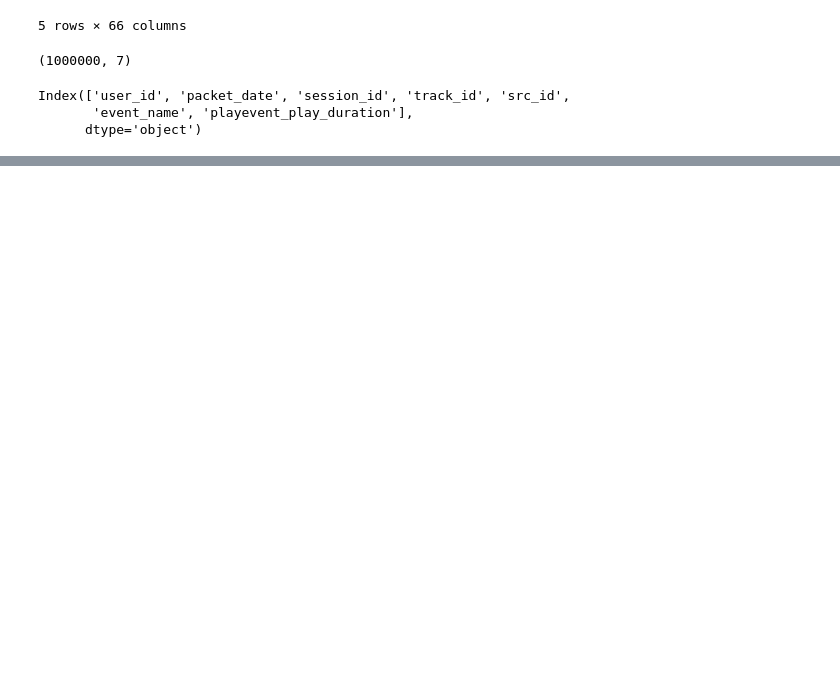
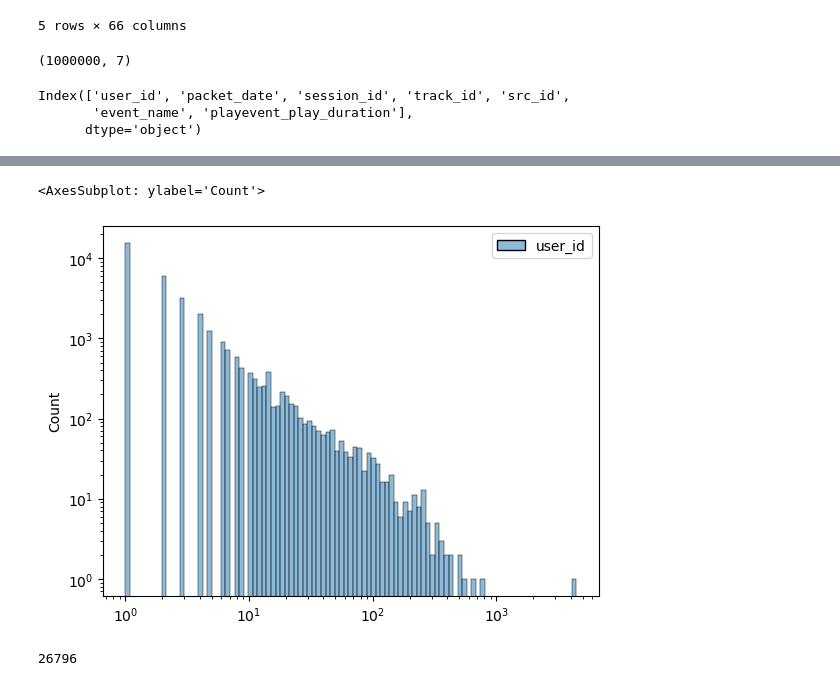
Before and after one commit to monkey0head/RePlay_cql, a Jupyter notebook: replay/models/rl/experiments/sberzvuk.ipynb, the cells around one changed output, grey strips where cells are left out. Cells and saved outputs as stored; diff of their text form; code cells hidden in the pictures; blank space fills up the shorter version.

```diff
--- a/replay/models/rl/experiments/sberzvuk.ipynb
+++ b/replay/models/rl/experiments/sberzvuk.ipynb
@@ -181,0 +289,12 @@ ailab.sample(5)
+# %%
+sns.histplot(
+    ds_small[['user_id', 'track_id']].groupby(['track_id']).aggregate(['count']), log_scale=(True, True)
+)
+# %% [output]
+<AxesSubplot: ylabel='Count'>
+[figure, added]
+# %%
+cnts = ds_small[['user_id', 'track_id']].groupby(['track_id']).aggregate(['count']).values.flatten()
+np.count_nonzero(cnts < 5)
+# %% [output]
+26796
```
Also changed, not shown: parts of 34 cells of this notebook, 1 other file.
